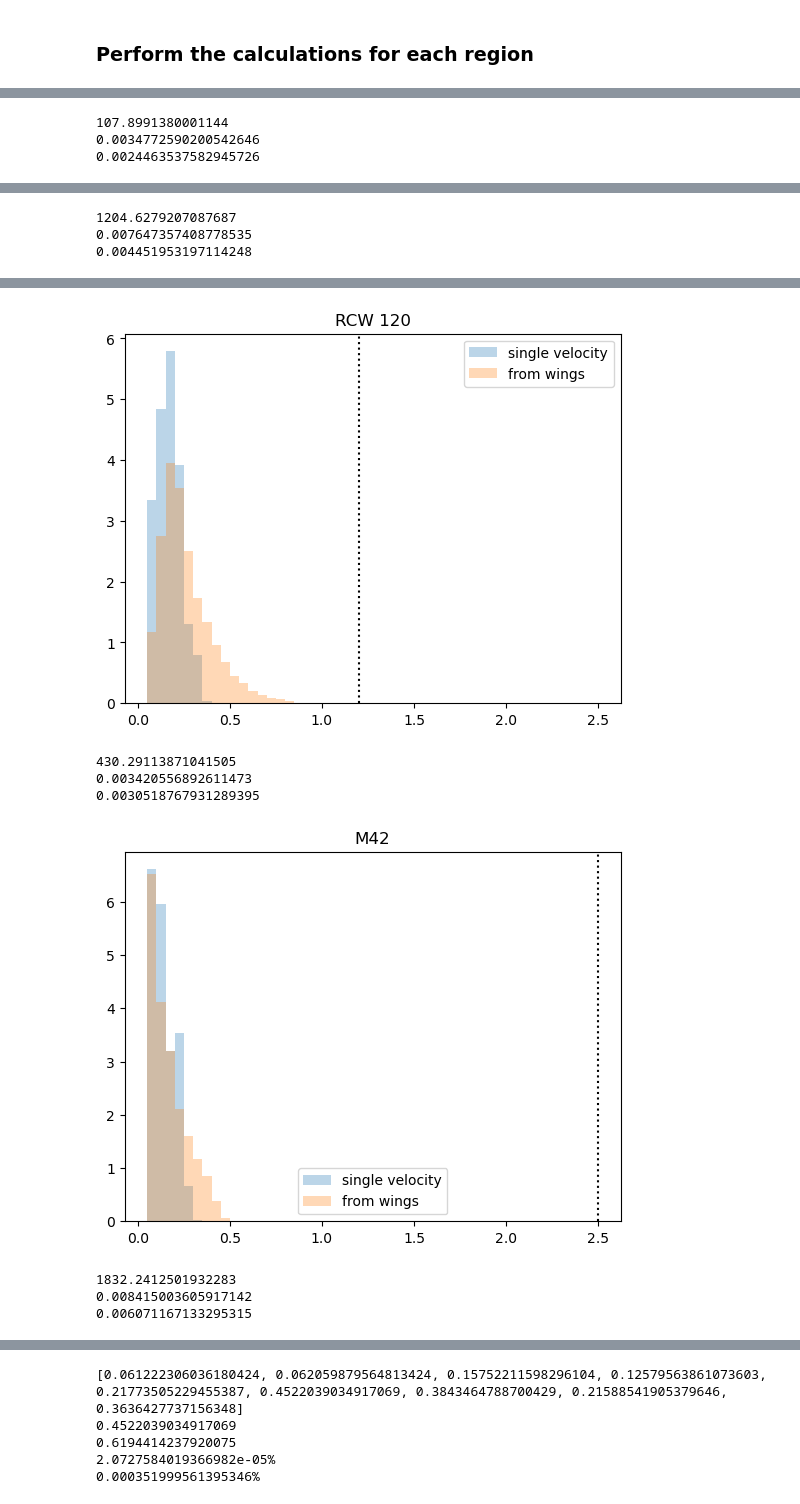
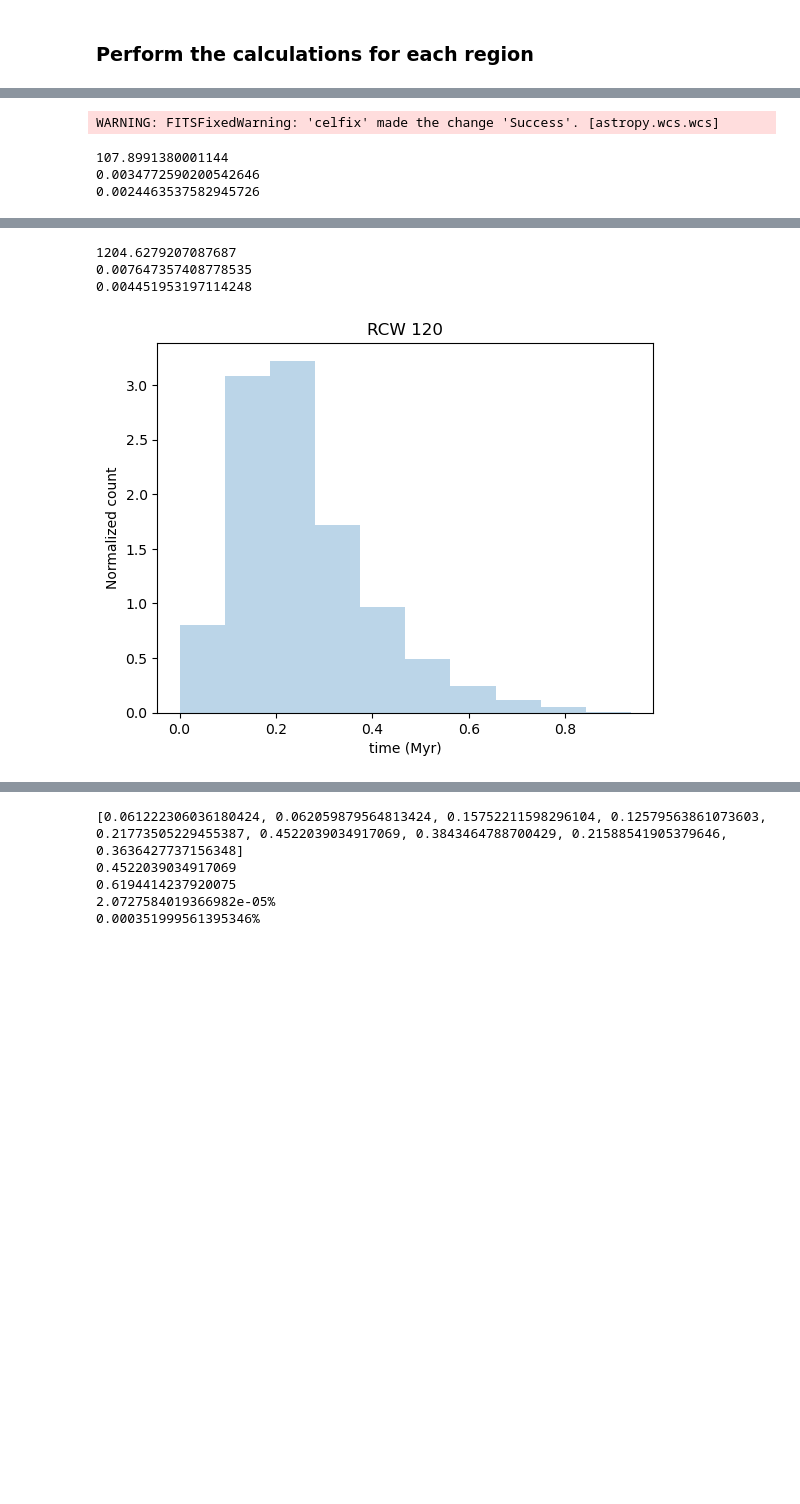
Before and after one commit to lmlb-astro/timescale-CII-, a Jupyter notebook: calc_mass_rate.ipynb, the cells around one changed output, grey strips where cells are left out. Drawn from its saved outputs; the diff is of its cells as text; code cells hidden in the pictures; blank space fills up the shorter version.

Commit message:
add plots

```diff
--- a/calc_mass_rate.ipynb
+++ b/calc_mass_rate.ipynb
@@ -288,11 +288,16 @@ for name in names:
 
     ## Plot of the timescale distribution using the cluster as reference
     plt.title(names[name][-1])
-    plt.hist(dt_clus, bins = age_bins, alpha = 0.3, label = 'single velocity', density = True)
-    plt.hist(dt_from_wings, bins = age_bins, alpha = 0.3, label = 'from wings', density = True)
+    #plt.hist(dt_clus, bins = age_bins, alpha = 0.3, label = 'single velocity', density = True)
+    #plt.hist(dt_from_wings, bins = age_bins, alpha = 0.3, label = 'from wings', density = True)
+    plt.hist(dt_from_wings, alpha = 0.3, label = 'from wings', density = True)
     #plt.hist(dts_beg_out)
-    plt.axvline(x = names[name][2], linestyle = ':', color = 'k')
-    plt.legend()
+    #plt.axvline(x = names[name][2], linestyle = ':', color = 'k')
+    #plt.legend()
+    plt.xlabel('time (Myr)')
+    plt.ylabel('Normalized count')
+
+    plt.savefig('../plotsOutflow/{name}_dyn_time_distr.pdf'.format(name = name), dpi = 300)
     plt.show()
 # %% [output]
 WARNING: FITSFixedWarning: 'celfix' made the change 'Success'. [astropy.wcs.wcs]
@@ -303,3 +308,4 @@ WARNING: FITSFixedWarning: 'celfix' made the change 'Success'. [astropy.wcs.wcs]
-107.8991380001144
-0.0034772590200542646
-0.0024463537582945726
+WARNING: FITSFixedWarning: 'celfix' made the change 'Success'. [astropy.wcs.wcs]
+107.8991380001144
+0.0034772590200542646
+0.0024463537582945726
@@ -307,3 +312,0 @@ WARNING: FITSFixedWarning: 'celfix' made the change 'Success'. [astropy.wcs.wcs]
-1204.6279207087687
-0.007647357408778535
-0.004451953197114248
@@ -310,8 +314,4 @@ WARNING: FITSFixedWarning: 'celfix' made the change 'Success'. [astropy.wcs.wcs]
+1204.6279207087687
+0.007647357408778535
+0.004451953197114248
-[figure, old version]
+[figure, new version]
-430.29113871041505
-0.003420556892611473
-0.0030518767931289395
-[figure, old version]
-1832.2412501932283
-0.008415003605917142
-0.006071167133295315
```
Also changed, not shown: parts of 3 cells of this notebook.
